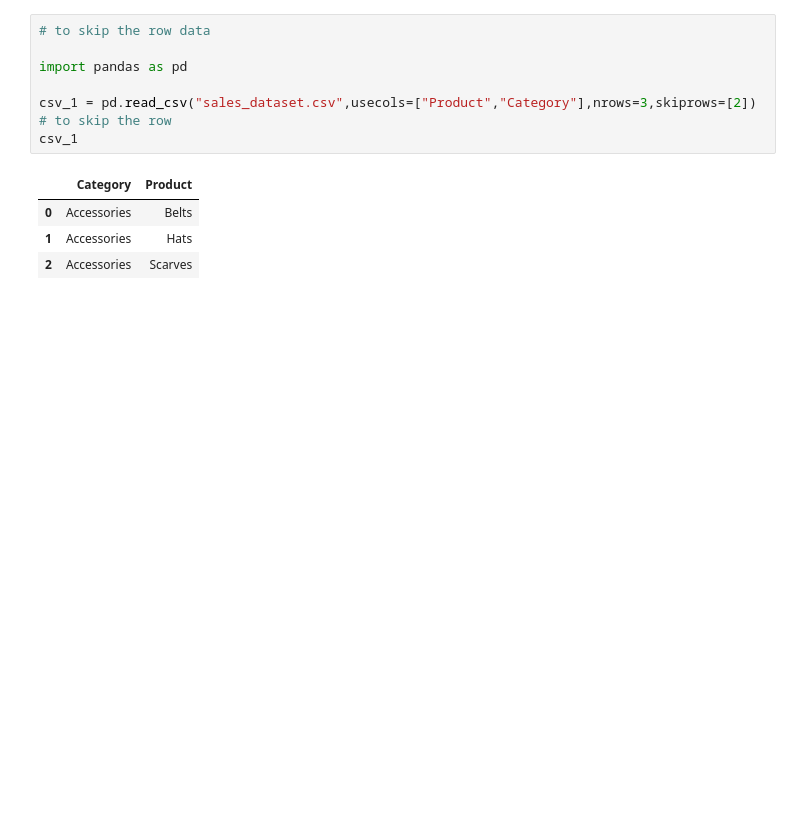
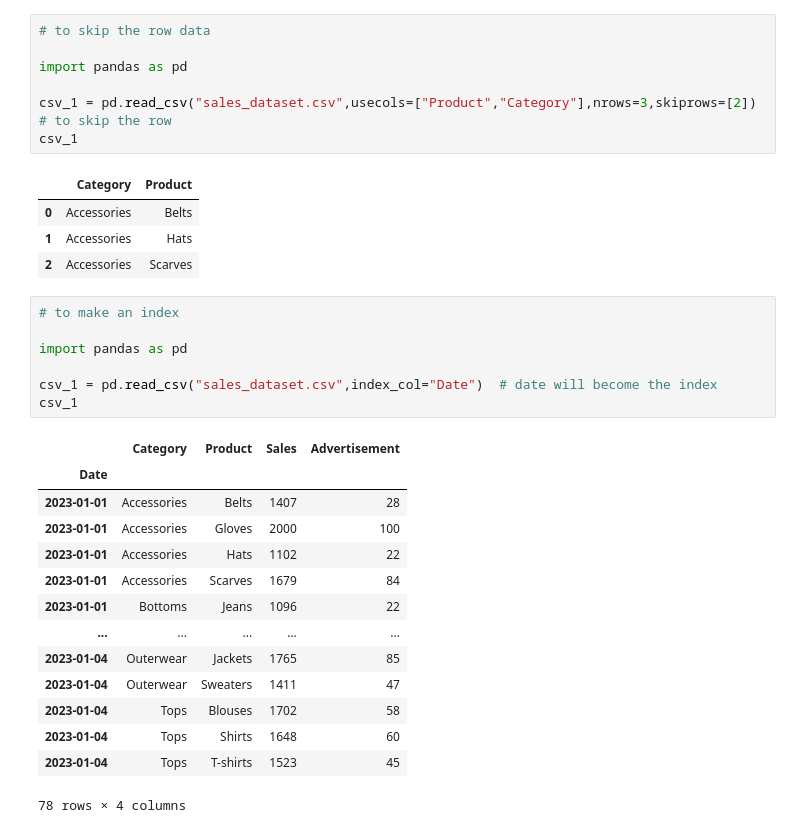
Before and after one commit to NishmthaM/Python_pandas, a Jupyter notebook: Python_Pandas.ipynb, the cells around one changed output. Cells and saved outputs as stored; diff of their text form; blank space fills up the shorter version.

```diff
--- a/Python_Pandas.ipynb
+++ b/Python_Pandas.ipynb
@@ -564,3 +564,25 @@ csv_1
 | 0 | Accessories | Belts |
 | 1 | Accessories | Hats |
 | 2 | Accessories | Scarves |
+# %%
+# to make an index
+
+import pandas as pd
+
+csv_1 = pd.read_csv("sales_dataset.csv",index_col="Date")  # date will become the index
+csv_1
+# %% [output]
+|  | Category | Product | Sales | Advertisement |
+| Date |  |  |  |  |
+| 2023-01-01 | Accessories | Belts | 1407 | 28 |
+| 2023-01-01 | Accessories | Gloves | 2000 | 100 |
+| 2023-01-01 | Accessories | Hats | 1102 | 22 |
+| 2023-01-01 | Accessories | Scarves | 1679 | 84 |
+| 2023-01-01 | Bottoms | Jeans | 1096 | 22 |
+| ... | ... | ... | ... | ... |
+| 2023-01-04 | Outerwear | Jackets | 1765 | 85 |
+| 2023-01-04 | Outerwear | Sweaters | 1411 | 47 |
+| 2023-01-04 | Tops | Blouses | 1702 | 58 |
+| 2023-01-04 | Tops | Shirts | 1648 | 60 |
+| 2023-01-04 | Tops | T-shirts | 1523 | 45 |
+78 rows × 4 columns
```
